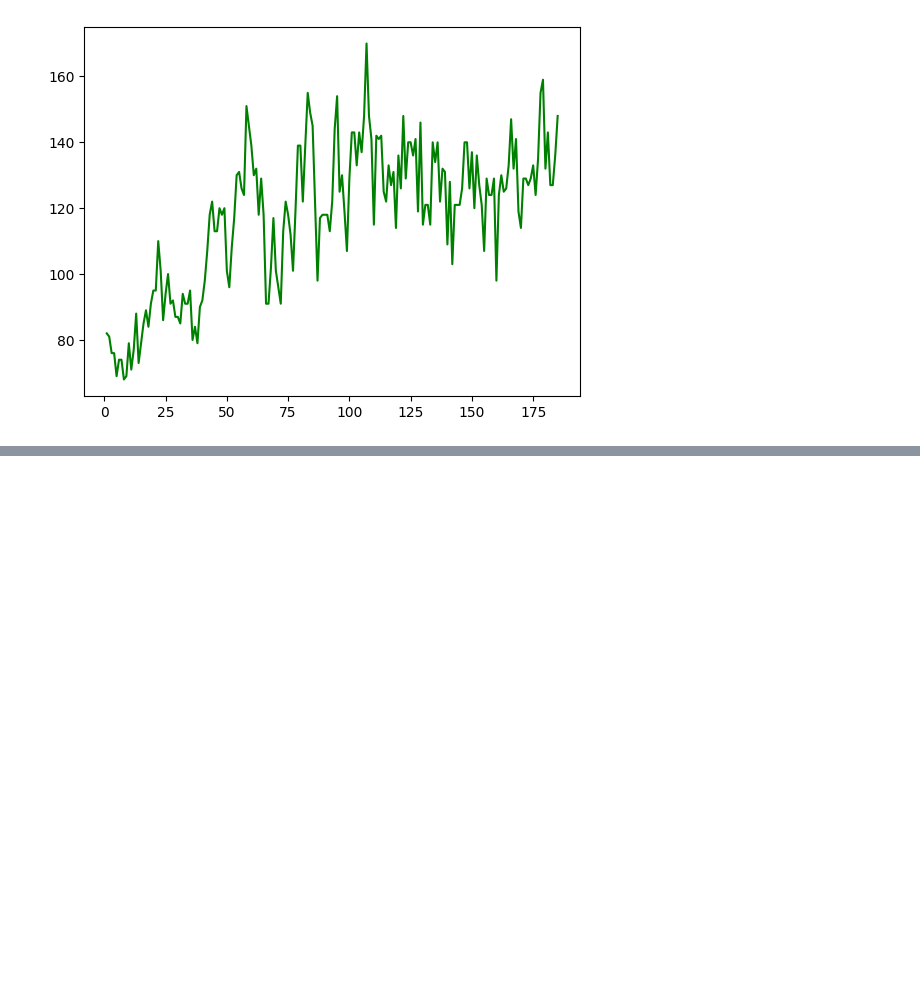
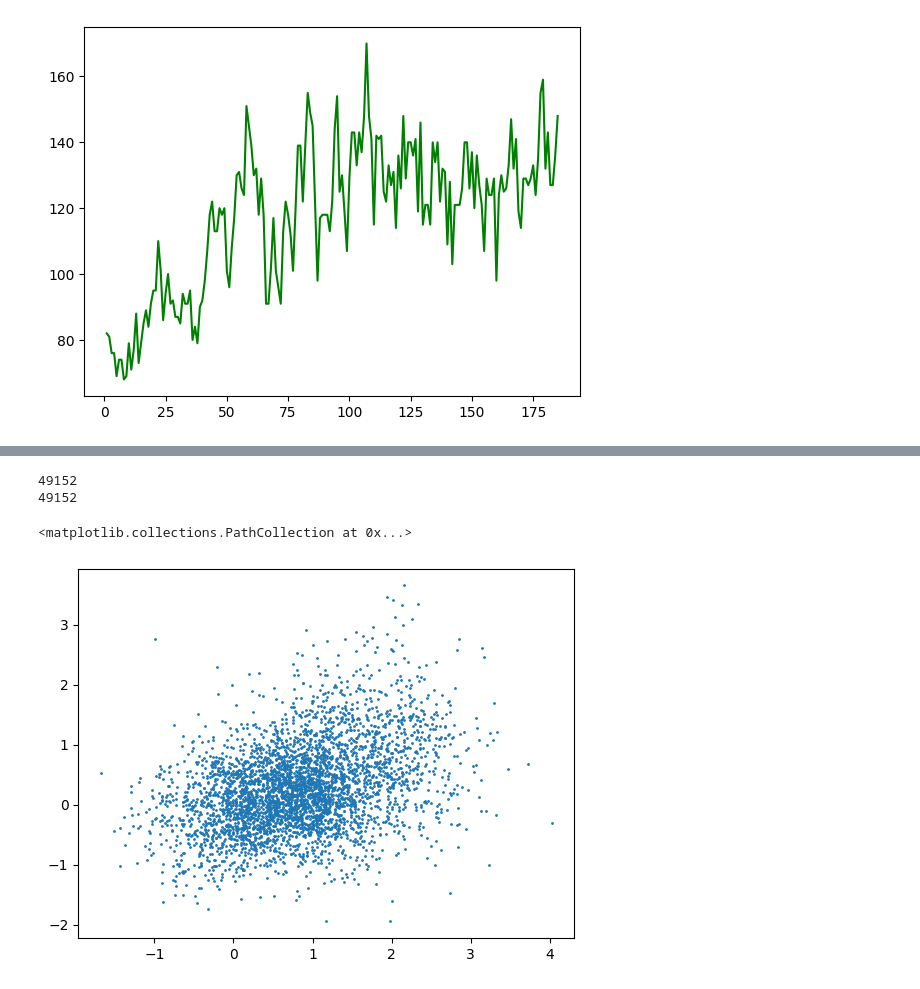
Before and after one commit to tanluuuuuuu/Dynamic-Oriented-Object-Detection, a Jupyter notebook: visualize.ipynb, the cells around one changed output, grey strips where cells are left out. Cells and saved outputs as stored; diff of their text form; code cells hidden in the pictures; blank space fills up the shorter version.

```diff
--- a/visualize.ipynb
+++ b/visualize.ipynb
@@ -40,0 +57,17 @@ plt.plot(epochs, sum_pos_sample, 'g')
+# %%
+import matplotlib.pyplot as plt
+import numpy as np
+x, y = [], []
+with open("/home/tanluuuuuuu/Desktop/luunvt/oriented_object_detection/mmrotate/work_dirs/oriented_rcnn_r50_fpn_1x_dota_le90_examine/check_xywha.txt", 'r') as f:
+  for line in f:
+    x.append(float(line.strip().split("\t")[0]))
+    y.append(float(line.strip().split("\t")[1]))
+
+print(len(x))
+print(len(y))
+plt.scatter(x[4096:4096*2], y[4096:4096*2], s=1)
+# %% [output]
+49152
+49152
+<matplotlib.collections.PathCollection at 0x...>
+[figure, added]
```
Also changed, not shown: parts of 1 cell of this notebook, 15 other files.
